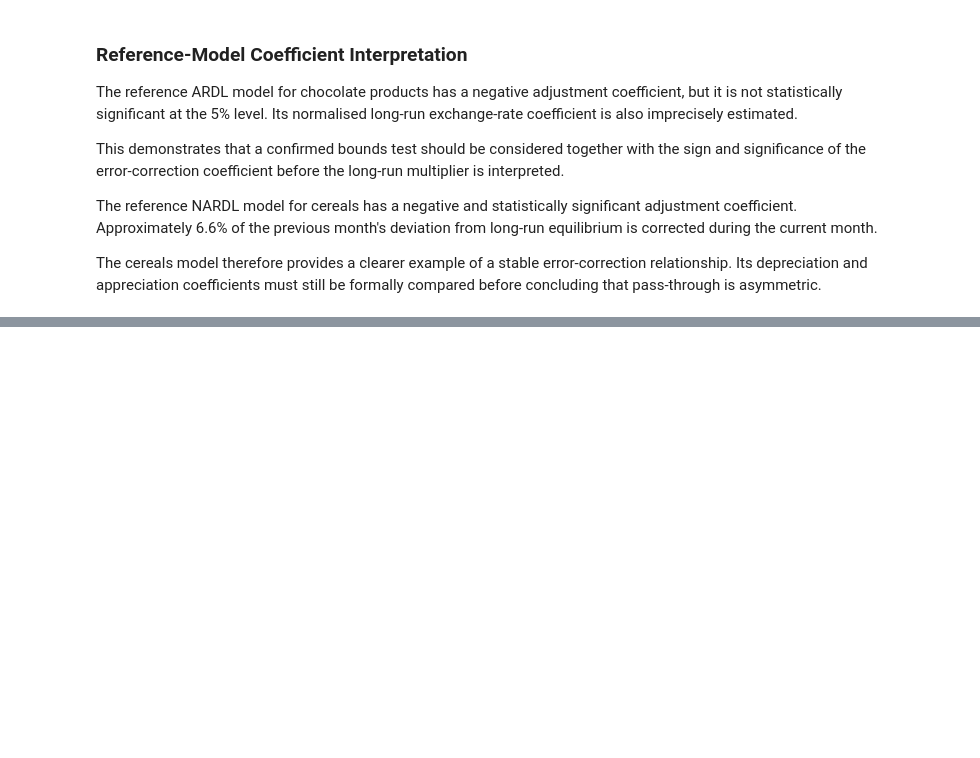
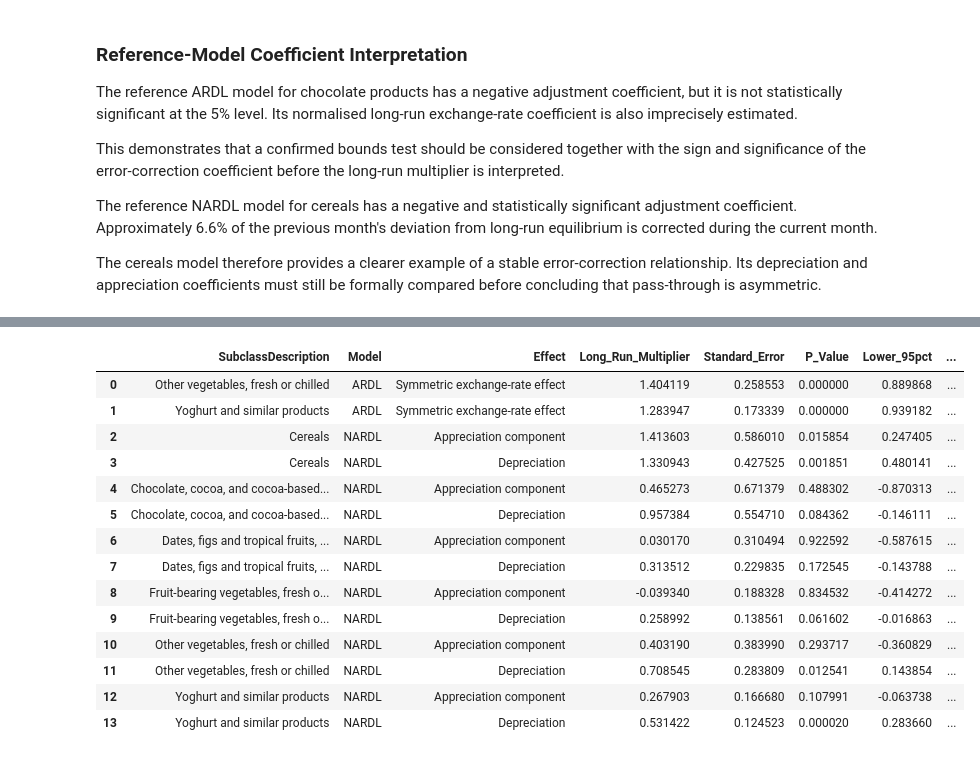
Before and after one commit to MasindiManaga/ERPT_ML_Research, a Jupyter notebook: notebooks/06_Econometric_Modelling.ipynb, the cells around one changed output, grey strips where cells are left out. Drawn from its saved outputs; the diff is of its cells as text; code cells hidden in the pictures; blank space fills up the shorter version.

```diff
--- a/notebooks/06_Econometric_Modelling.ipynb
+++ b/notebooks/06_Econometric_Modelling.ipynb
@@ -2067,0 +2245,70 @@ error-correction relationship. Its depreciation and appreciation coefficients mu
+# %%
+# extract normalised long-run coefficients
+long_run_specifications = {
+    "ARDL": [
+        {
+            "variable": "Log_ExchangeRate",
+            "effect": "Symmetric exchange-rate effect",
+            "scale": 1.0,
+            "unit": "Elasticity",
+        }
+    ],
+    "NARDL": [
+        {
+            "variable": "ExchangeRate_Positive_Cumulative_Pct",
+            "effect": "Depreciation",
+            "scale": 100.0,
+            "unit": "Percent CPI response",
+        },
+        {
+            "variable": "ExchangeRate_Negative_Cumulative_Pct",
+            "effect": "Appreciation component",
+            "scale": 100.0,
+            "unit": "Percent CPI response",
+        },
+    ],
+}
+
+long_run_records = []
+
+for model_row in long_run_eligible_models.itertuples(index=False):
+    subclass = model_row.SubclassDescription
+    model_name = model_row.Model
+    model_result = uecm_results_by_model[model_name][subclass]
+
+    confidence_interval = model_result.ci_conf_int()
+
+    for specification in long_run_specifications[model_name]:
+        variable = specification["variable"]
+        scale = specification["scale"]
+
+        normalised_coefficient = float(model_result.ci_params.loc[variable])
+        normalised_lower = float(confidence_interval.loc[variable].iloc[0])
+        normalised_upper = float(confidence_interval.loc[variable].iloc[1])
+
+        long_run_records.append(
+            {
+                "SubclassDescription": subclass,
+                "Model": model_name,
+                "Effect": specification["effect"],
+                "Long_Run_Multiplier": -normalised_coefficient * scale,
+                "Standard_Error": float(
+                    model_result.ci_bse.loc[variable]
+                ) * scale,
+                "P_Value": float(model_result.ci_pvalues.loc[variable]),
+                "Lower_95pct": -normalised_upper * scale,
+                "Upper_95pct": -normalised_lower * scale,
+                "Unit": specification["unit"],
+            }
+        )
+
+long_run_effects = (
+    pd.DataFrame(long_run_records)
+    .sort_values(["Model", "SubclassDescription", "Effect"])
+    .reset_index(drop=True)
+)
+
+print("Long-run coefficients extracted:", len(long_run_effects))
+
+display(long_run_effects)
+# %% [output]
@@ -2067,0 +2316,15 @@ error-correction relationship. Its depreciation and appreciation coefficients mu
+|  | SubclassDescription | Model | Effect | Long_Run_Multiplier | Standard_Error | P_Value | Lower_95pct | ... |
+| 0 | Other vegetables, fresh or chilled | ARDL | Symmetric exchange-rate effect | 1.404119 | 0.258553 | 0.000000 | 0.889868 | ... |
+| 1 | Yoghurt and similar products | ARDL | Symmetric exchange-rate effect | 1.283947 | 0.173339 | 0.000000 | 0.939182 | ... |
+| 2 | Cereals | NARDL | Appreciation component | 1.413603 | 0.586010 | 0.015854 | 0.247405 | ... |
+| 3 | Cereals | NARDL | Depreciation | 1.330943 | 0.427525 | 0.001851 | 0.480141 | ... |
+| 4 | Chocolate, cocoa, and cocoa-based... | NARDL | Appreciation component | 0.465273 | 0.671379 | 0.488302 | -0.870313 | ... |
+| 5 | Chocolate, cocoa, and cocoa-based... | NARDL | Depreciation | 0.957384 | 0.554710 | 0.084362 | -0.146111 | ... |
+| 6 | Dates, figs and tropical fruits, ... | NARDL | Appreciation component | 0.030170 | 0.310494 | 0.922592 | -0.587615 | ... |
+| 7 | Dates, figs and tropical fruits, ... | NARDL | Depreciation | 0.313512 | 0.229835 | 0.172545 | -0.143788 | ... |
+| 8 | Fruit-bearing vegetables, fresh o... | NARDL | Appreciation component | -0.039340 | 0.188328 | 0.834532 | -0.414272 | ... |
+| 9 | Fruit-bearing vegetables, fresh o... | NARDL | Depreciation | 0.258992 | 0.138561 | 0.061602 | -0.016863 | ... |
+| 10 | Other vegetables, fresh or chilled | NARDL | Appreciation component | 0.403190 | 0.383990 | 0.293717 | -0.360829 | ... |
+| 11 | Other vegetables, fresh or chilled | NARDL | Depreciation | 0.708545 | 0.283809 | 0.012541 | 0.143854 | ... |
+| 12 | Yoghurt and similar products | NARDL | Appreciation component | 0.267903 | 0.166680 | 0.107991 | -0.063738 | ... |
+| 13 | Yoghurt and similar products | NARDL | Depreciation | 0.531422 | 0.124523 | 0.000020 | 0.283660 | ... |
```
Also changed, not shown: parts of 12 cells of this notebook.
